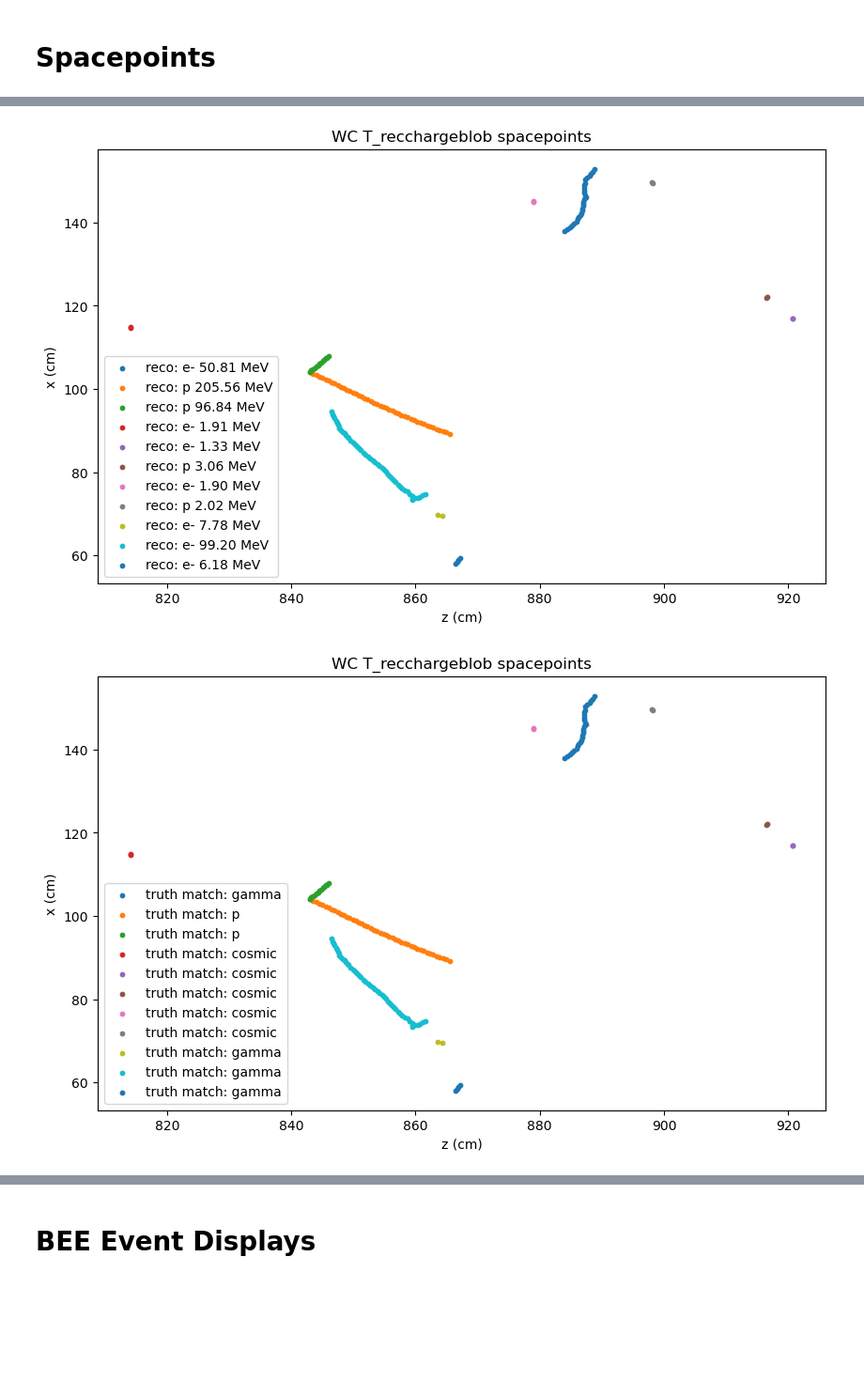
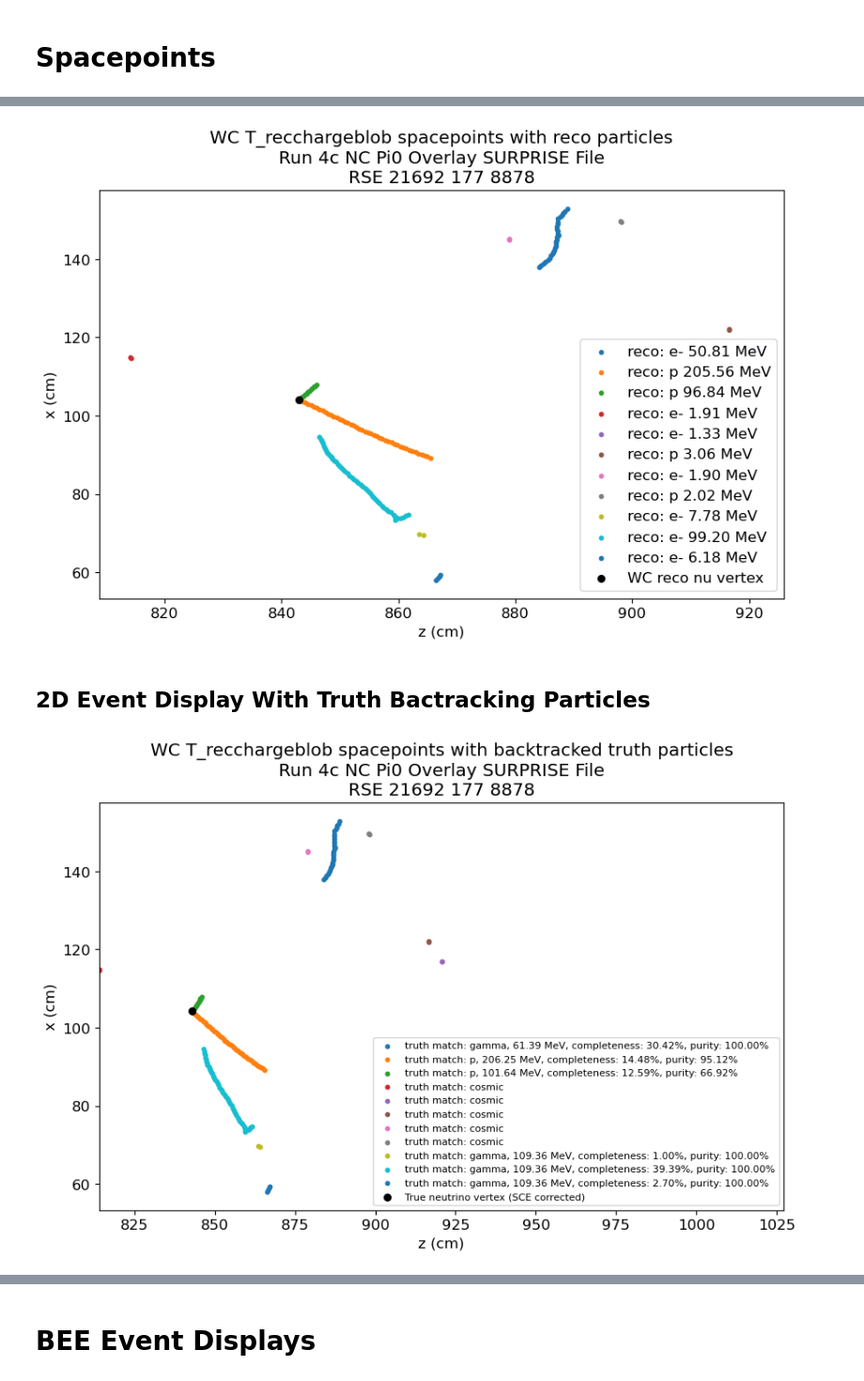
Before and after one commit to leehagaman/wc_ntuple_tutorial, a Jupyter notebook: tutorial.ipynb, the cells around one changed output, grey strips where cells are left out. Shown at 94% size. Cells and saved outputs as stored; diff of their text form; code cells hidden in the pictures; blank space fills up the shorter version.

```diff
--- a/tutorial.ipynb
+++ b/tutorial.ipynb
@@ -7,6 +7,11 @@ import matplotlib.pyplot as plt
 import pandas as pd
 from tqdm.notebook import tqdm
 import pickle
+
+from scipy.special import erfcinv
+from scipy.stats import chi2
+
+plt.rcParams.update({'font.size': 12})
 # %% [markdown]
 # Loading Root Files Into Pandas Dataframes
 # %%
@@ -72,6 +79,7 @@ T_bdt_vars = [              # variables involved with BDT training (if you want
     # These variables have WC PMT Information
     "WCPMTInfoPePred",
     "WCPMTInfoPeMeas",
+    "WCPMTInfoPeMeasErr",
     "WCPMTInfoChi2",
     "WCPMTInfoNDF",
 ]
@@ -90,6 +98,7 @@ T_eval_vars = [             # variables involved with low level reconstruction a
     "truth_vtxX",                   # true neutrino vertex x (cm)
     "truth_vtxY",                   # true neutrino vertex y (cm)
     "truth_vtxZ",                   # true neutrino vertex z (cm)
+
     "weight_cv",                    # untuned GENIE event weight
     "weight_spline",                # additional MicroBooNE Tune weight
 ]
@@ -112,6 +121,9 @@ T_pf_vars = [               # variables involved with individual particles
     "reco_nuvtxX",
     "reco_nuvtxY",
     "reco_nuvtxZ",
+    "truth_corr_nuvtxX",
+    "truth_corr_nuvtxY",
+    "truth_corr_nuvtxZ",
     "reco_muonMomentum",            # reconstructed muon momentum 4-vector (p_x, p_y, p_z, p_t), in (GeV/c, GeV/c, GeV/c, GeV)
 
     # These variables are related to individual true particles
@@ -133,6 +145,8 @@ T_pf_vars = [               # variables involved with individual particles
     "reco_endXYZT",
     "reco_truthMatch_pdg",
     "reco_truthMatch_id",
+    "reco_truthMatch_completeness",
+    "reco_truthMatch_purity",
 ]
 T_spacepoint_vars = [
     "Trec_spacepoints_x",
@@ -403,43 +424,66 @@ for unique_real_cluster_id in unique_real_cluster_ids:
 
     plt.scatter(curr_zs, curr_xs, s=10, label=f"reco: {curr_particle_type} {curr_particle_KE:.2f} MeV")
 
+plt.scatter(reco_vtx_z, reco_vtx_x, s=30, c="k", label="WC reco nu vertex")
+
 plt.legend()
 plt.xlabel("z (cm)")
 plt.ylabel("x (cm)")
-plt.title("WC T_recchargeblob spacepoints")
+plt.title(f"WC T_recchargeblob spacepoints with reco particles\nRun 4c NC Pi0 Overlay SURPRISE File\nRSE {one_event_df['wc_run'].to_numpy()[0]} {one_event_df['wc_subrun'].to_numpy()[0]} {one_event_df['wc_event'].to_numpy()[0]}")
 plt.show()
 # %% [output]
-[figure, old version]
+[figure, new version]
+# %% [markdown]
+## 2D Event Display With Truth Bactracking Particles
 # %%
-# Using wc_reco_truthMatch_pdg
-
-truthmatch_pdgs = one_event_df["wc_reco_truthMatch_pdg"].to_numpy()[0]
+truthmatch_ids = one_event_df["wc_reco_truthMatch_id"].to_numpy()[0]
+truthmatch_completenesses = one_event_df["wc_reco_truthMatch_completeness"].to_numpy()[0]
+truthmatch_purities = one_event_df["wc_reco_truthMatch_purity"].to_numpy()[0]
+true_ids = one_event_df["wc_truth_id"].to_numpy()[0]
+true_pdgs = one_event_df["wc_truth_pdg"].to_numpy()[0]
+true_energies = one_event_df["wc_truth_startMomentum"].to_numpy()[0][:, 3] * 1000
 
 plt.figure(figsize=(10, 6))
 for unique_real_cluster_id in unique_real_cluster_ids:
 
     if unique_real_cluster_id not in pf_ids:
         continue
-
     spacepoint_mask = unique_real_cluster_id == real_cluster_ids
-
     curr_xs = one_event_df["wc_Trecchargeblob_spacepoints_x"].to_numpy()[0][spacepoint_mask]
     curr_ys = one_event_df["wc_Trecchargeblob_spacepoints_y"].to_numpy()[0][spacepoint_mask]
     curr_zs = one_event_df["wc_Trecchargeblob_spacepoints_z"].to_numpy()[0][spacepoint_mask]
 
     curr_reco_pf_index = np.where(pf_ids == unique_real_cluster_id)[0][0]
-    curr_truthmatch_pdg = truthmatch_pdgs[curr_reco_pf_index]
-    if curr_truthmatch_pdg == 0:
+    curr_truthmatch_id = truthmatch_ids[curr_reco_pf_index]
+
+    if curr_truthmatch_id == -1:
         curr_particle_type = "cosmic"
     else:
+        curr_true_pf_index = np.where(true_ids == curr_truthmatch_id)[0][0]
+        curr_truthmatch_pdg = true_pdgs[curr_true_pf_index]
         curr_particle_type = Particle.from_pdgid(curr_truthmatch_pdg).name
+        curr_particle_mass = Particle.from_pdgid(curr_truthmatch_pdg).mass
+        curr_particle_KE = true_energies[curr_true_pf_index] - curr_particle_mass
+        curr_particle_completeness = truthmatch_completenesses[curr_reco_pf_index]
+        curr_particle_purity = truthmatch_purities[curr_reco_pf_index]
 
-    plt.scatter(curr_zs, curr_xs, s=10, label=f"truth match: {curr_particle_type}")
+    if curr_particle_type == "cosmic":
+        label = f"truth match: cosmic"
+    else:
+        label = f"truth match: {curr_particle_type}, {curr_particle_KE:.2f} MeV, completeness: {curr_particle_completeness*100:.2f}%, purity: {curr_particle_purity*100:.2f}%"
 
-plt.legend()
+    plt.scatter(curr_zs, curr_xs, s=10, label=label)
+
+plt.scatter(one_event_df["wc_truth_corr_nuvtxZ"].to_numpy()[0], one_event_df["wc_truth_corr_nuvtxX"].to_numpy()[0], s=30, c="k", label="True neutrino vertex (SCE corrected)")
+
+xmin = min(np.min(one_event_df["wc_Trecchargeblob_spacepoints_z"].to_numpy()[0]), one_event_df["wc_truth_corr_nuvtxZ"].to_numpy()[0])
+xmax = max(np.max(one_event_df["wc_Trecchargeblob_spacepoints_z"].to_numpy()[0]), one_event_df["wc_truth_corr_nuvtxZ"].to_numpy()[0])
+plt.xlim(xmin, xmin + (xmax - xmin) * 2)
+
+plt.legend(fontsize=8)
 plt.xlabel("z (cm)")
 plt.ylabel("x (cm)")
-plt.title("WC T_recchargeblob spacepoints")
+plt.title(f"WC T_recchargeblob spacepoints with backtracked truth particles\nRun 4c NC Pi0 Overlay SURPRISE File\nRSE {one_event_df['wc_run'].to_numpy()[0]} {one_event_df['wc_subrun'].to_numpy()[0]} {one_event_df['wc_event'].to_numpy()[0]}")
 plt.show()
 # %% [output]
-[figure, old version]
+[figure, new version]
```
Also changed, not shown: parts of 19 cells of this notebook.
